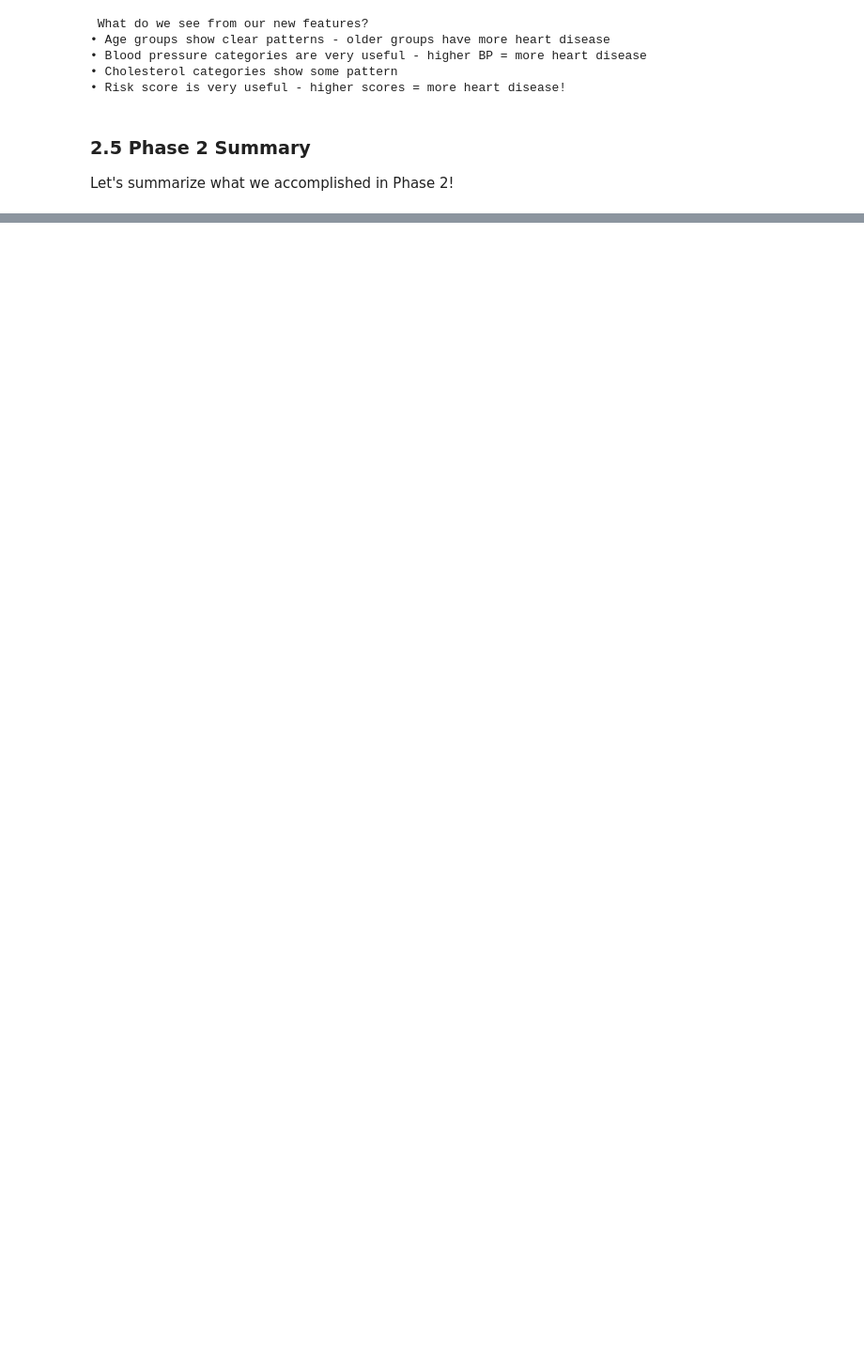
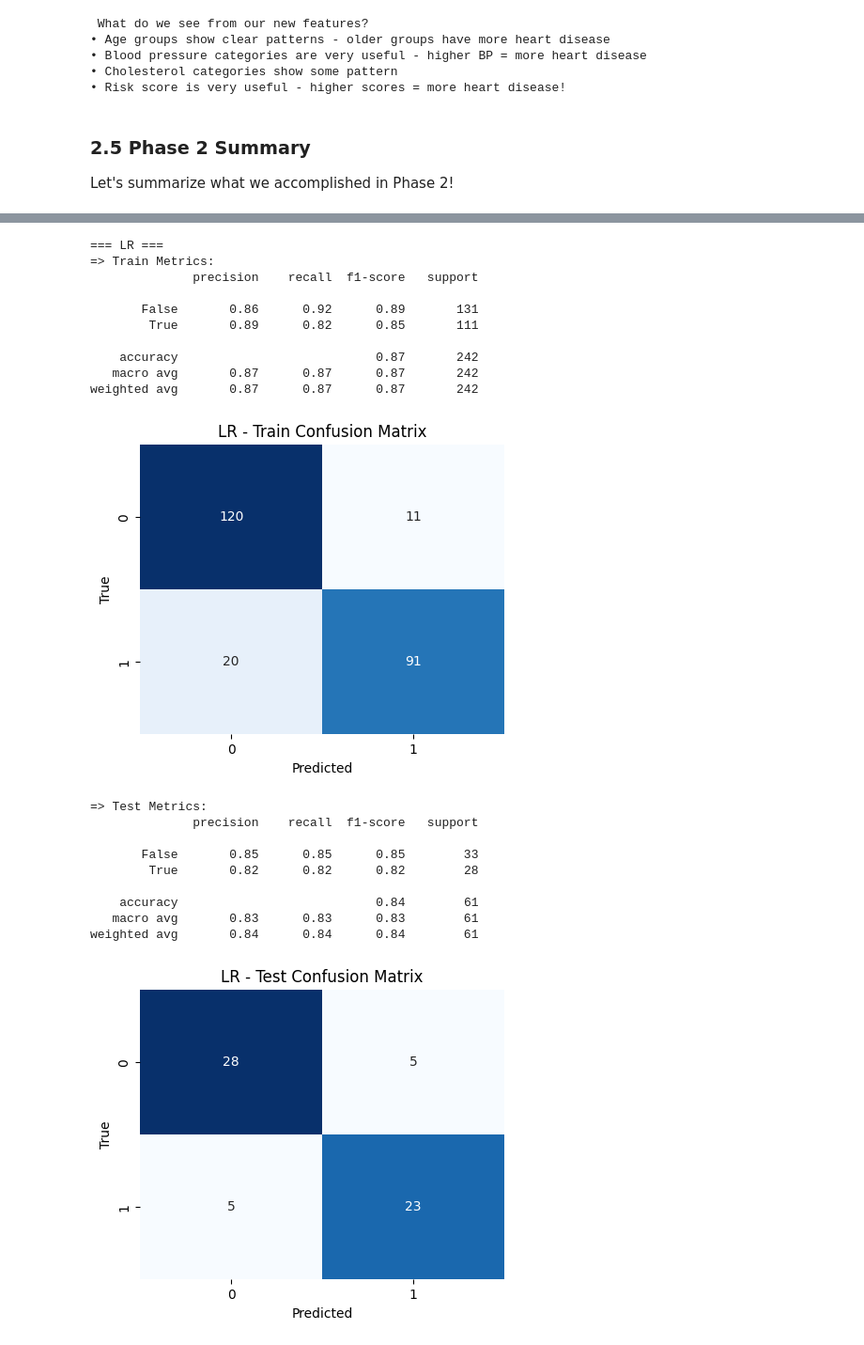
Before and after one commit to ai-abanoubmichel/GTC-Heart-Disease-Risk-Prediction, a Jupyter notebook: GTC_Final_Project_Heart_Disease_Prediction.ipynb, the cells around one changed output, grey strips where cells are left out. Shown: that part at 94% size. Saved outputs shown, nothing was run; the diff lists cells and outputs as text; code cells hidden in the pictures; blank space fills up the shorter version.

```diff
--- a/GTC_Final_Project_Heart_Disease_Prediction.ipynb
+++ b/GTC_Final_Project_Heart_Disease_Prediction.ipynb
@@ -658,0 +742,45 @@ print("=" * 70)
+# %%
+for name, model in models.items():
+    print(f"\n=== {name} ===")
+
+     # Fit the model
+    pipe = Pipeline([
+        ('clf', model)
+    ])
+    pipe.fit(X_train_scaled, y_train)
+
+    # Predictions
+    y_train_pred = pipe.predict(X_train_scaled)
+    y_test_pred = pipe.predict(X_test_scaled)
+
+    # Train Metrics
+    print('=> Train Metrics:')
+    print(classification_report(y_train, y_train_pred, digits=2))
+    plot_conf_matrix(y_train, y_train_pred, f'{name} - Train Confusion Matrix')
+
+    # Test Metrics
+    print('=> Test Metrics:')
+    print(classification_report(y_test, y_test_pred, digits=2))
+    plot_conf_matrix(y_test, y_test_pred, f'{name} - Test Confusion Matrix')
+# %% [output]
+=== LR ===
+=> Train Metrics:
+              precision    recall  f1-score   support
+
+       False       0.86      0.92      0.89       131
+        True       0.89      0.82      0.85       111
+
+    accuracy                           0.87       242
+   macro avg       0.87      0.87      0.87       242
+weighted avg       0.87      0.87      0.87       242
+[figure, added]
+=> Test Metrics:
+              precision    recall  f1-score   support
+
+       False       0.85      0.85      0.85        33
+        True       0.82      0.82      0.82        28
+
+    accuracy                           0.84        61
+   macro avg       0.83      0.83      0.83        61
+weighted avg       0.84      0.84      0.84        61
+[figure, added]
```
Also changed, not shown: parts of 9 cells of this notebook.
